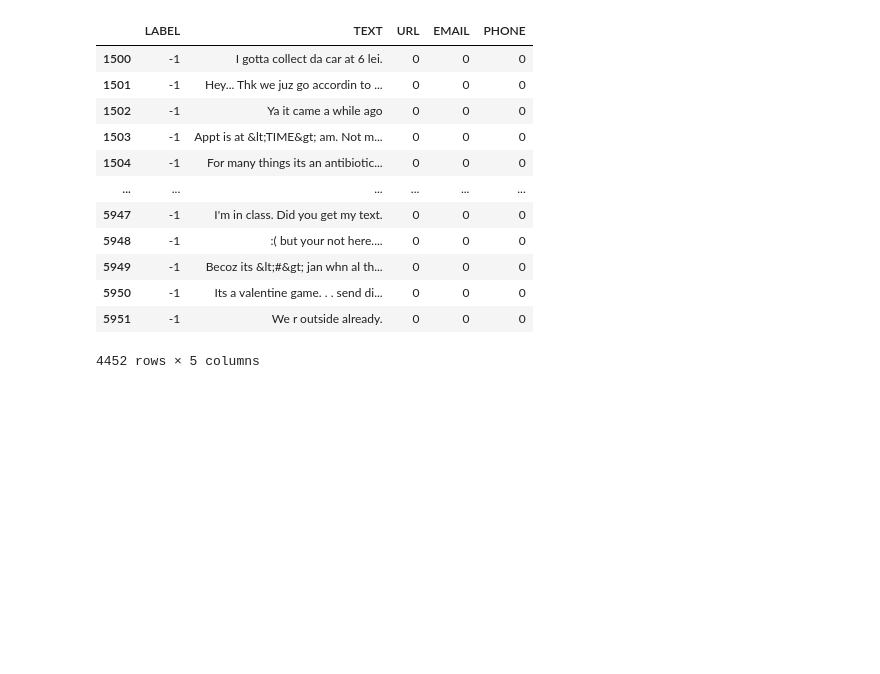
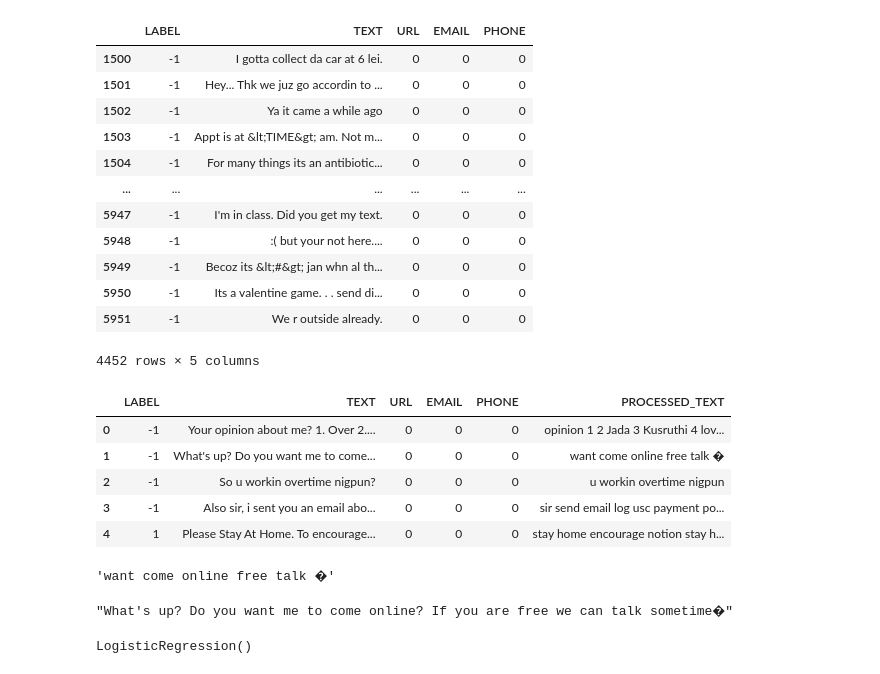
Before and after one commit to DanielShenrique/modelo_de_machine_learning, a Jupyter notebook: app.ipynb, the cells around one changed output. Drawn from its saved outputs; the diff is of its cells as text; code cells hidden in the pictures; blank space fills up the shorter version.

Commit message:
FEAT Add: Primeira versão do modelo feita

```diff
--- a/app.ipynb
+++ b/app.ipynb
@@ -14,7 +14,7 @@ from sklearn.metrics import accuracy_score
 # %% [markdown]
 # Conhecendo os dados
 # %%
-df = pd.read_csv(filepath_or_buffer="data/Dataset_5971.csv", sep=",")
+df = pd.read_csv(filepath_or_buffer="data/Dataset_5971.csv", sep=",", encoding="latin-1")
 # %%
 display(df)
 # %% [output]
@@ -214,6 +214,8 @@ display(len(df_transformado[df_transformado["LABEL"] == 1]))
 # NLP
 # %% [markdown]
 #### 1500 para treino e o resto para validação
+# %%
+nlp = spacy.load("en_core_web_trf")
 # %%
 df_teste = df_transformado.iloc[:1500].copy()
 df_validacao = df_transformado.iloc[1500:].copy()
@@ -247,3 +249,26 @@ display(df_validacao)
 | 5950 | -1 | Its a valentine game. . . send di... | 0 | 0 | 0 |
 | 5951 | -1 | We r outside already. | 0 | 0 | 0 |
 4452 rows × 5 columns
+# %%
+def pre_processamento(text):
+    doc = nlp(text)
+    texto_processado = " ".join([token.lemma_ for token in doc if not token.is_punct and not token.is_stop]) # Separar mais as coisas
+    return texto_processado
+# %%
+df_teste["PROCESSED_TEXT"] = df_teste["TEXT"].apply(pre_processamento)
+# %%
+df_teste.head()
+# %% [output]
+|  | LABEL | TEXT | URL | EMAIL | PHONE | PROCESSED_TEXT |
+| 0 | -1 | Your opinion about me? 1. Over 2.... | 0 | 0 | 0 | opinion 1 2 Jada 3 Kusruthi 4 lov... |
+| 1 | -1 | What's up? Do you want me to come... | 0 | 0 | 0 | want come online free talk � |
+| 2 | -1 | So u workin overtime nigpun? | 0 | 0 | 0 | u workin overtime nigpun |
+| 3 | -1 | Also sir, i sent you an email abo... | 0 | 0 | 0 | sir send email log usc payment po... |
+| 4 | 1 | Please Stay At Home. To encourage... | 0 | 0 | 0 | stay home encourage notion stay h... |
+# %%
+# TODO: Melhorar alguns lemmas, colocar stemm, retirar os caracteres especiais
+display(df_teste["PROCESSED_TEXT"].iloc[1])
+display(df_teste["TEXT"].iloc[1])
+# %% [output]
+'want come online free talk �'
+"What's up? Do you want me to come online? If you are free we can talk sometime�"
@@ -249,0 +284,5 @@ display(df_validacao)
+# %%
+model = LogisticRegression()
+model.fit(x_train_tfidf, y_train)
+# %% [output]
+LogisticRegression()
```
Also changed, not shown: parts of 6 cells of this notebook.
